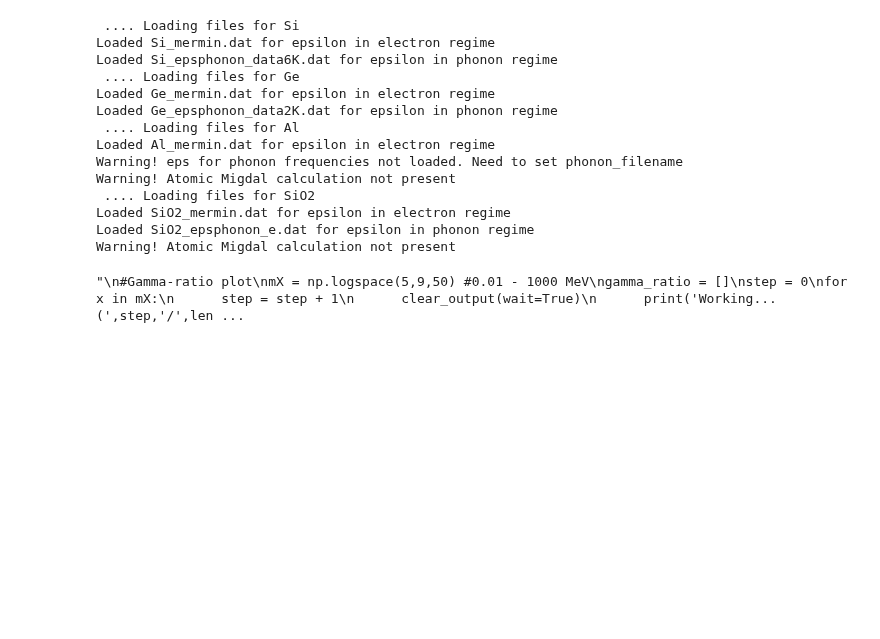
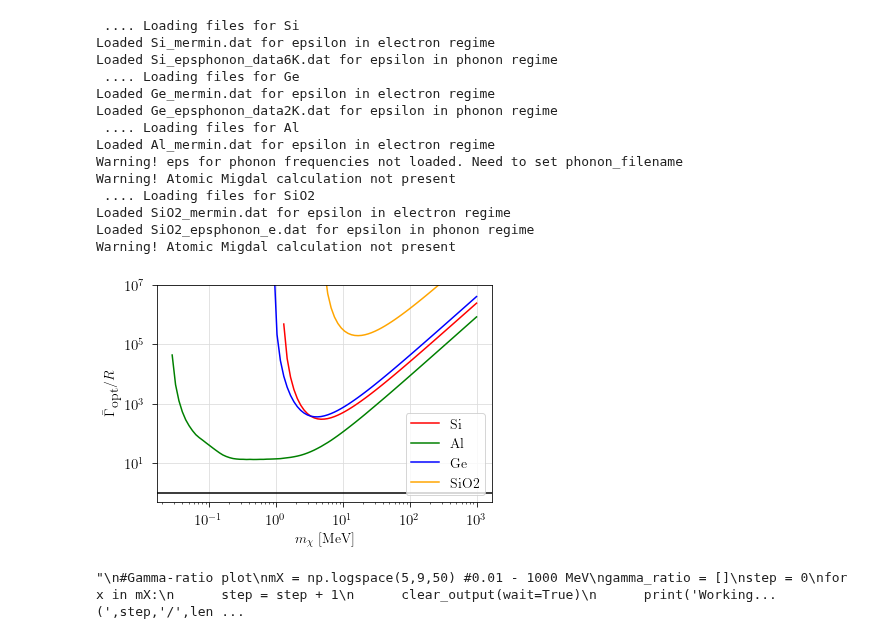
Before and after one commit to QU35T5/DarkELF, a Jupyter notebook: examples/gamma_ratio.ipynb, the cells around one changed output. Saved outputs shown, nothing was run; the diff lists cells and outputs as text; code cells hidden in the pictures; blank space fills up the shorter version.

```diff
--- a/examples/gamma_ratio.ipynb
+++ b/examples/gamma_ratio.ipynb
@@ -158,54 +158,65 @@ plt.grid()
 #plt.savefig("Si mermin scattering rate.pdf",bbox_inches='tight')
 # %%
 #GAMMA-RATIO USING target.R_electron
-
-#R_Si = Si.R_electron()
-
 scalar = 916.667 #g_chi^2*g_e^2/e^2
 
 #Gamma-opt
 def gamma_opt(m_X):
     return 0.68/(4*math.pi)*m_X*v_0/c*scalar
-
+'''
 mX = np.logspace(4,9,100) #0.01 - 1000 MeV
 
 R_Si = []
 R_Al = []
 R_Ge = []
-#R_SiO2 = []
+R_SiO2 = []
 
 step = 0
 for x in mX:
     step = step + 1
     clear_output(wait=True)
     print('Working... (',step,'/',len(mX),')',sep='')
 
     Si.update_params(mX = x,mediator = 'massless')
     Al.update_params(mX = x,mediator = 'massless')
     Ge.update_params(mX = x,mediator = 'massless')
-    #SiO2.update_params(mX = x,mediator = 'massless')
+    SiO2.update_params(mX = x,mediator = 'massless')
 
     R_Si.append(gamma_opt(x)/Si.R_electron())
     R_Al.append(gamma_opt(x)/Al.R_electron(threshold=0.01,withscreening=True))
     R_Ge.append(gamma_opt(x)/Ge.R_electron())
-    #R_SiO2.append(gamma_opt(x)/SiO2.R_electron())
+    R_SiO2.append(gamma_opt(x)/SiO2.R_electron())
 
 mX = mX/1e6
 
+np.save('OurData/R Si.npy',R_Si)
+np.save('OurData/R Ge.npy',R_Ge)
+np.save('OurData/R Al.npy',R_Al)
+np.save('OurData/R SiO2.npy',R_SiO2)
+np.save('OurData/R mX.npy',mX)
+'''
+R_SI = np.load('OurData/R Si.npy')
+R_Ge = np.load('OurData/R Ge.npy')
+R_Al = np.load('OurData/R Al.npy')
+R_SiO2 = np.load('OurData/R SiO2.npy')
+mX = np.load('OurData/R mX.npy')
+
 plt.loglog(mX,R_Si,color='red',label='Si')
-plt.loglog(mX,R_Al,color='blue',label='Al')
-plt.loglog(mX,R_Ge,color='purple',label='Ge')
-#plt.loglog(mX,R_SiO2,color='green',label='SiO2')
-plt.axhline(1,0,1e4)
+plt.loglog(mX,R_Al,color='green',label='Al')
+plt.loglog(mX,R_Ge,color='blue',label='Ge')
+plt.loglog(mX,R_SiO2,color='orange',label='SiO2')
+plt.axhline(1,0,1e4,color='black')
 plt.xlabel(r'$m_\mathrm{\chi} \textrm{ [MeV]}$')
 plt.ylabel(r'$\bar{\Gamma}_\textrm{opt}/R$')
-plt.ylim([0.5,1e5])
+plt.ylim([0.5,1e7])
 
 plt.legend()
 plt.grid(color='gainsboro')
 plt.show
 
-plt.savefig('figures/ratio gamma_opt R Si Al Ge 100.pdf',bbox_inches='tight')
+plt.savefig('figures/Gamma-ratio; R Si Al Ge SiO2; 100 steps.pdf',bbox_inches='tight')
+# %% [output]
+[figure, added]
 # %%
 #GAMMA-RAITO - SINGLE MATERIAL
 
```
Also changed, not shown: parts of 1 cell of this notebook, 6 other files.
